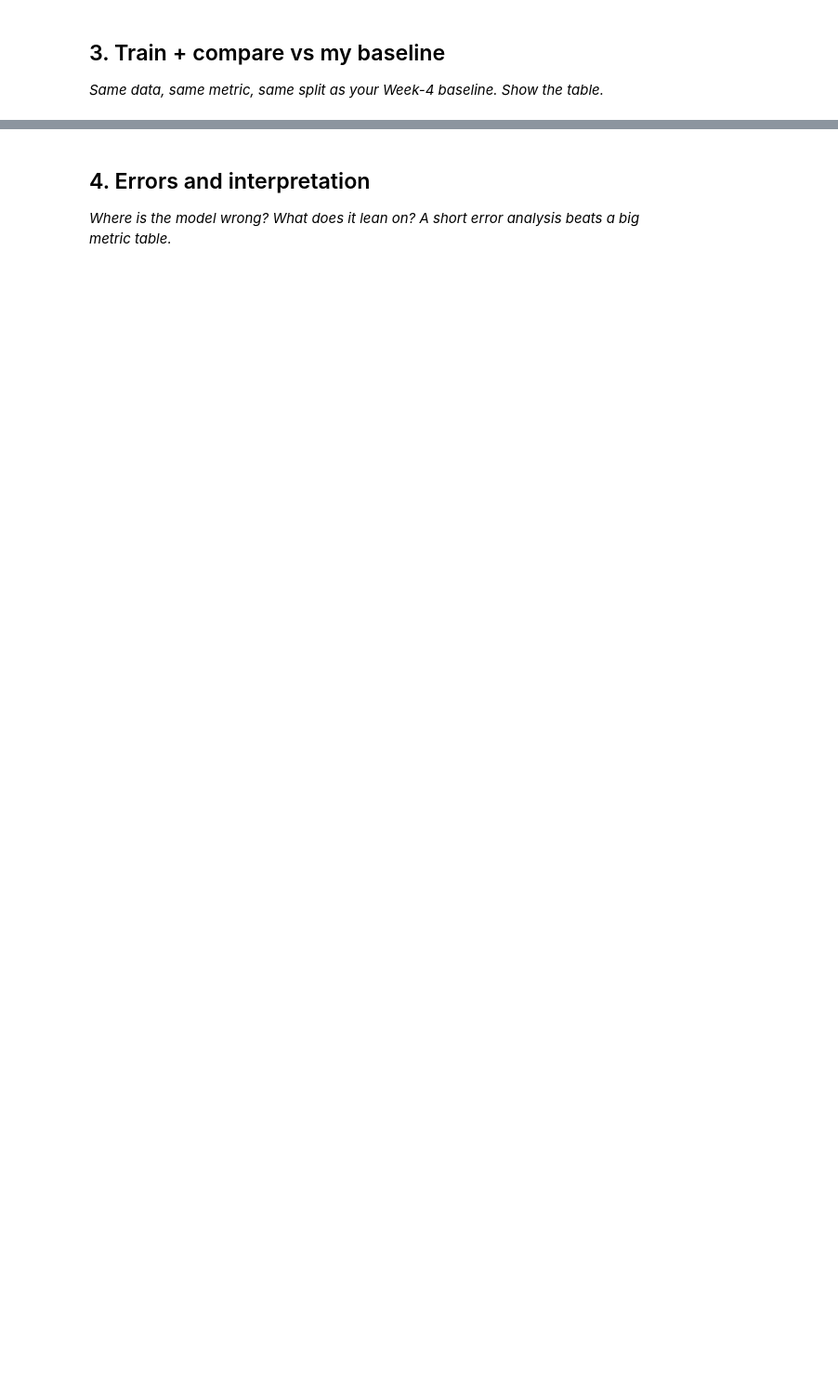
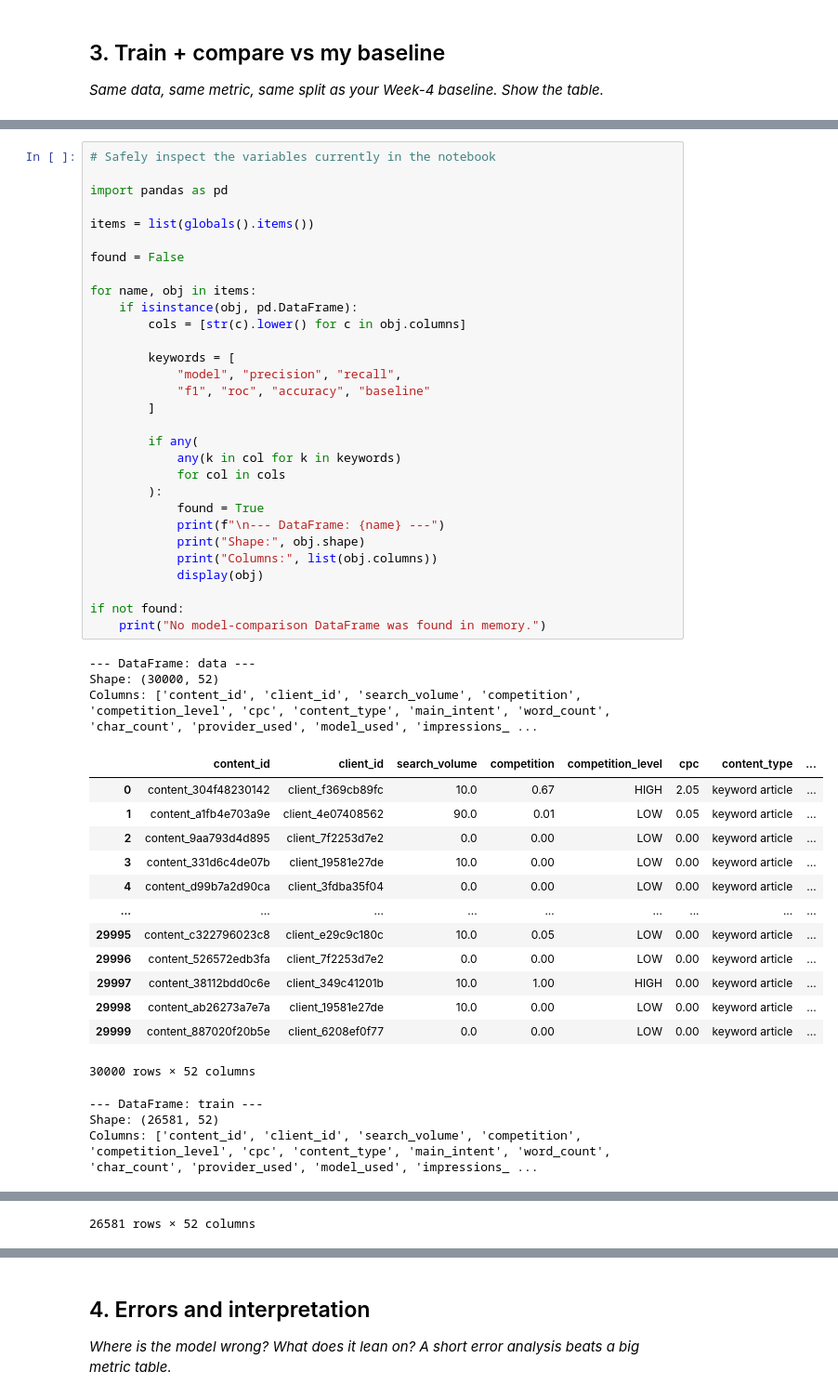
Before and after one commit to mkhlor006/Flyrank_internship_ML, a Jupyter notebook: work/notebooks/w05_model.ipynb, the cells around one changed output, grey strips where cells are left out. Shown at 93% size. Cells and saved outputs as stored; diff of their text form; blank space fills up the shorter version.

```diff
--- a/work/notebooks/w05_model.ipynb
+++ b/work/notebooks/w05_model.ipynb
@@ -29,0 +319,50 @@ This skeleton is yours to fill. Work the sections **in order** — each one has
+# %%
+# Safely inspect the variables currently in the notebook
+
+import pandas as pd
+
+items = list(globals().items())
+
+found = False
+
+for name, obj in items:
+    if isinstance(obj, pd.DataFrame):
+        cols = [str(c).lower() for c in obj.columns]
+
+        keywords = [
+            "model", "precision", "recall",
+            "f1", "roc", "accuracy", "baseline"
+        ]
+
+        if any(
+            any(k in col for k in keywords)
+            for col in cols
+        ):
+            found = True
+            print(f"\n--- DataFrame: {name} ---")
+            print("Shape:", obj.shape)
+            print("Columns:", list(obj.columns))
+            display(obj)
+
+if not found:
+    print("No model-comparison DataFrame was found in memory.")
+# %% [output]
+--- DataFrame: data ---
+Shape: (30000, 52)
+Columns: ['content_id', 'client_id', 'search_volume', 'competition', 'competition_level', 'cpc', 'content_type', 'main_intent', 'word_count', 'char_count', 'provider_used', 'model_used', 'impressions_ ...
+|  | content_id | client_id | search_volume | competition | competition_level | cpc | content_type | ... |
+| 0 | content_304f48230142 | client_f369cb89fc | 10.0 | 0.67 | HIGH | 2.05 | keyword article | ... |
+| 1 | content_a1fb4e703a9e | client_4e07408562 | 90.0 | 0.01 | LOW | 0.05 | keyword article | ... |
+| 2 | content_9aa793d4d895 | client_7f2253d7e2 | 0.0 | 0.00 | LOW | 0.00 | keyword article | ... |
+| 3 | content_331d6c4de07b | client_19581e27de | 10.0 | 0.00 | LOW | 0.00 | keyword article | ... |
+| 4 | content_d99b7a2d90ca | client_3fdba35f04 | 0.0 | 0.00 | LOW | 0.00 | keyword article | ... |
+| ... | ... | ... | ... | ... | ... | ... | ... | ... |
+| 29995 | content_c322796023c8 | client_e29c9c180c | 10.0 | 0.05 | LOW | 0.00 | keyword article | ... |
+| 29996 | content_526572edb3fa | client_7f2253d7e2 | 0.0 | 0.00 | LOW | 0.00 | keyword article | ... |
+| 29997 | content_38112bdd0c6e | client_349c41201b | 10.0 | 1.00 | HIGH | 0.00 | keyword article | ... |
+| 29998 | content_ab26273a7e7a | client_19581e27de | 10.0 | 0.00 | LOW | 0.00 | keyword article | ... |
+| 29999 | content_887020f20b5e | client_6208ef0f77 | 0.0 | 0.00 | LOW | 0.00 | keyword article | ... |
+30000 rows × 52 columns
+--- DataFrame: train ---
+Shape: (26581, 52)
+Columns: ['content_id', 'client_id', 'search_volume', 'competition', 'competition_level', 'cpc', 'content_type', 'main_intent', 'word_count', 'char_count', 'provider_used', 'model_used', 'impressions_ ...
@@ -29,0 +381 @@ This skeleton is yours to fill. Work the sections **in order** — each one has
+26581 rows × 52 columns
```
Also changed, not shown: parts of 19 cells of this notebook.
